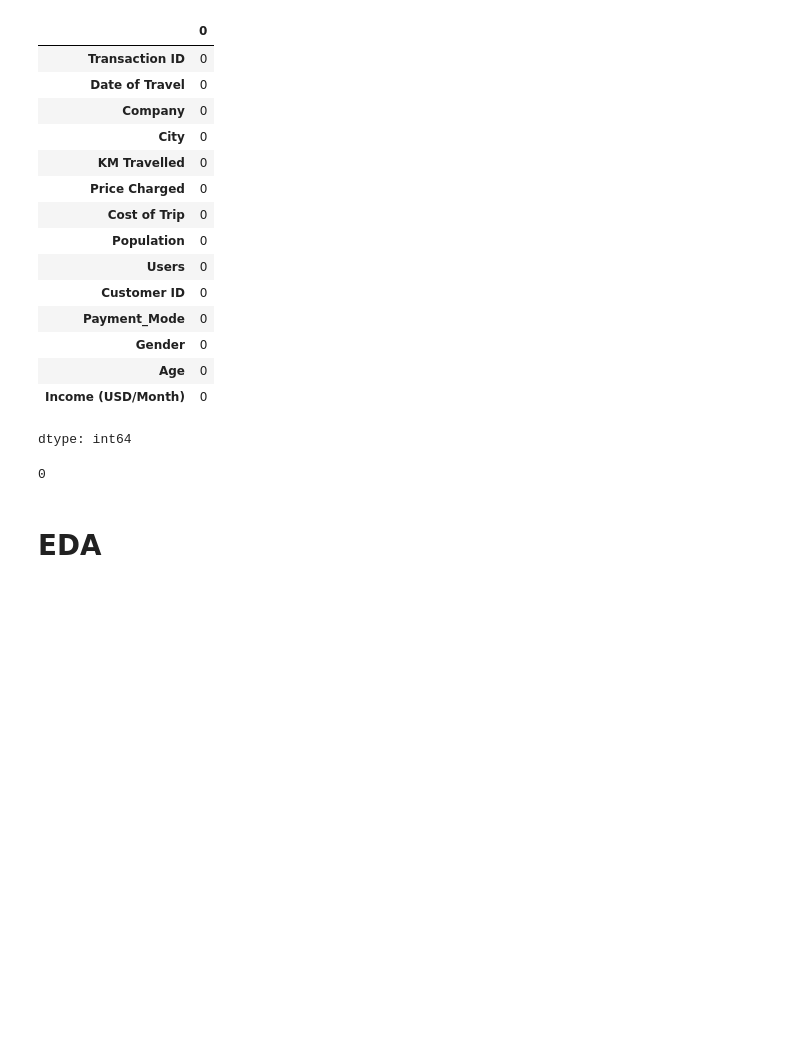
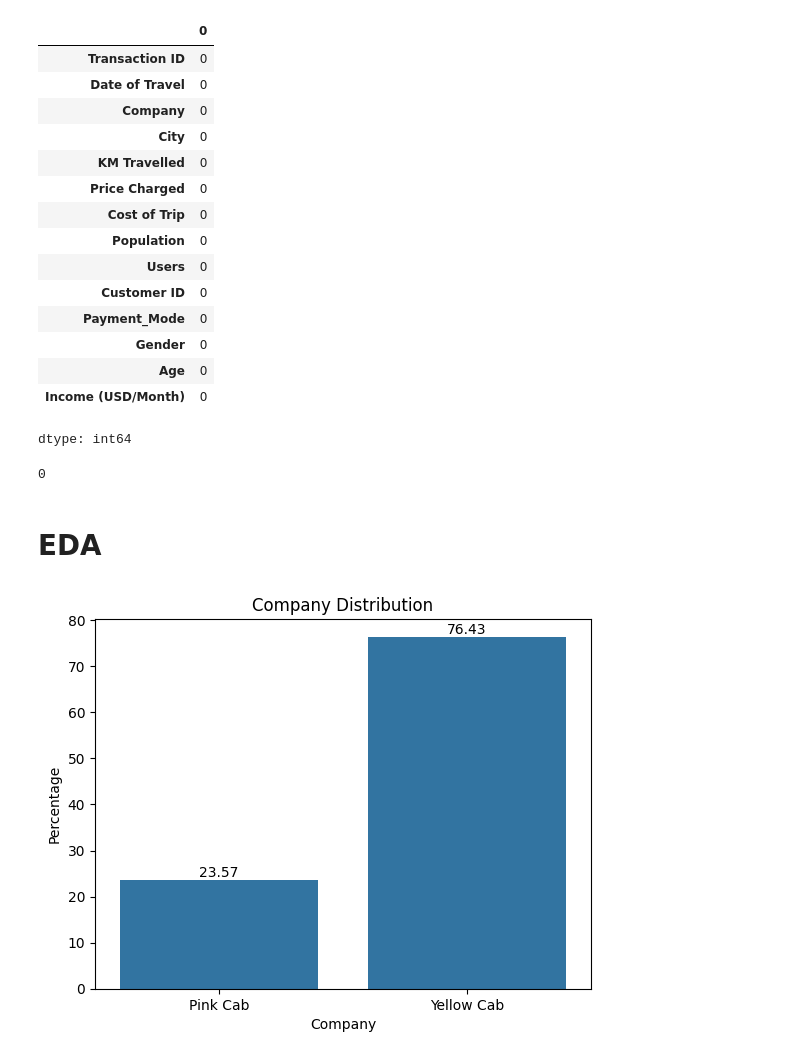
Before and after one commit to chjameskumar/Week-2, a Jupyter notebook: G2M_insight_for_Cab_Investment_firm.ipynb, the cells around one changed output. Drawn from its saved outputs; the diff is of its cells as text; code cells hidden in the pictures; blank space fills up the shorter version.

```diff
--- a/G2M_insight_for_Cab_Investment_firm.ipynb
+++ b/G2M_insight_for_Cab_Investment_firm.ipynb
@@ -433,3 +433,13 @@ df.duplicated().sum()
 0
 # %% [markdown]
 # EDA
+# %%
+ax = sns.countplot(x=df["Company"], stat="percent")
+for label in ax.containers:
+    ax.bar_label(label,fmt='%.2f')
+plt.xlabel("Company")
+plt.ylabel("Percentage")
+plt.title("Company Distribution")
+plt.show()
+# %% [output]
+[figure, added]
```
Also changed, not shown: parts of 6 cells of this notebook.
